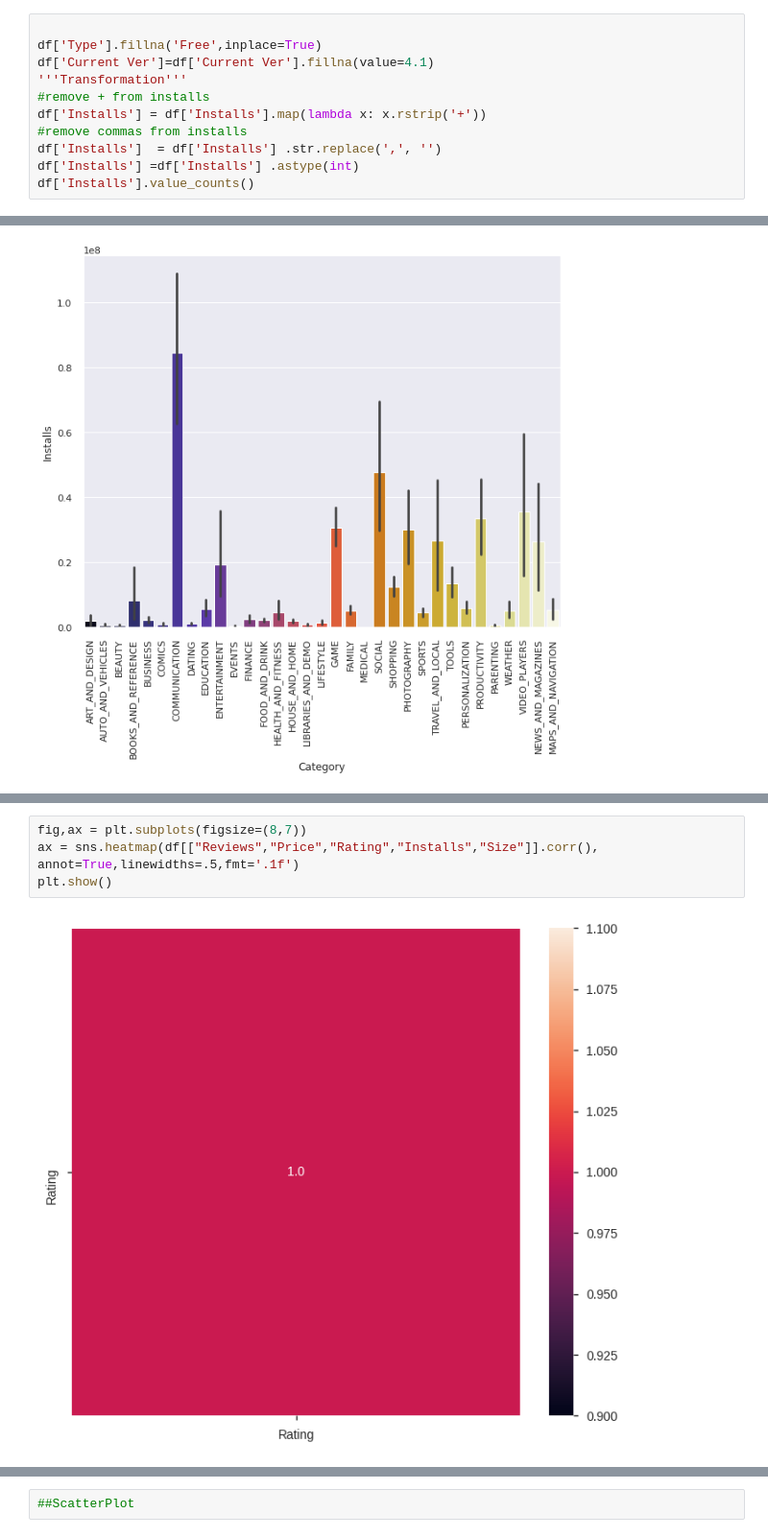
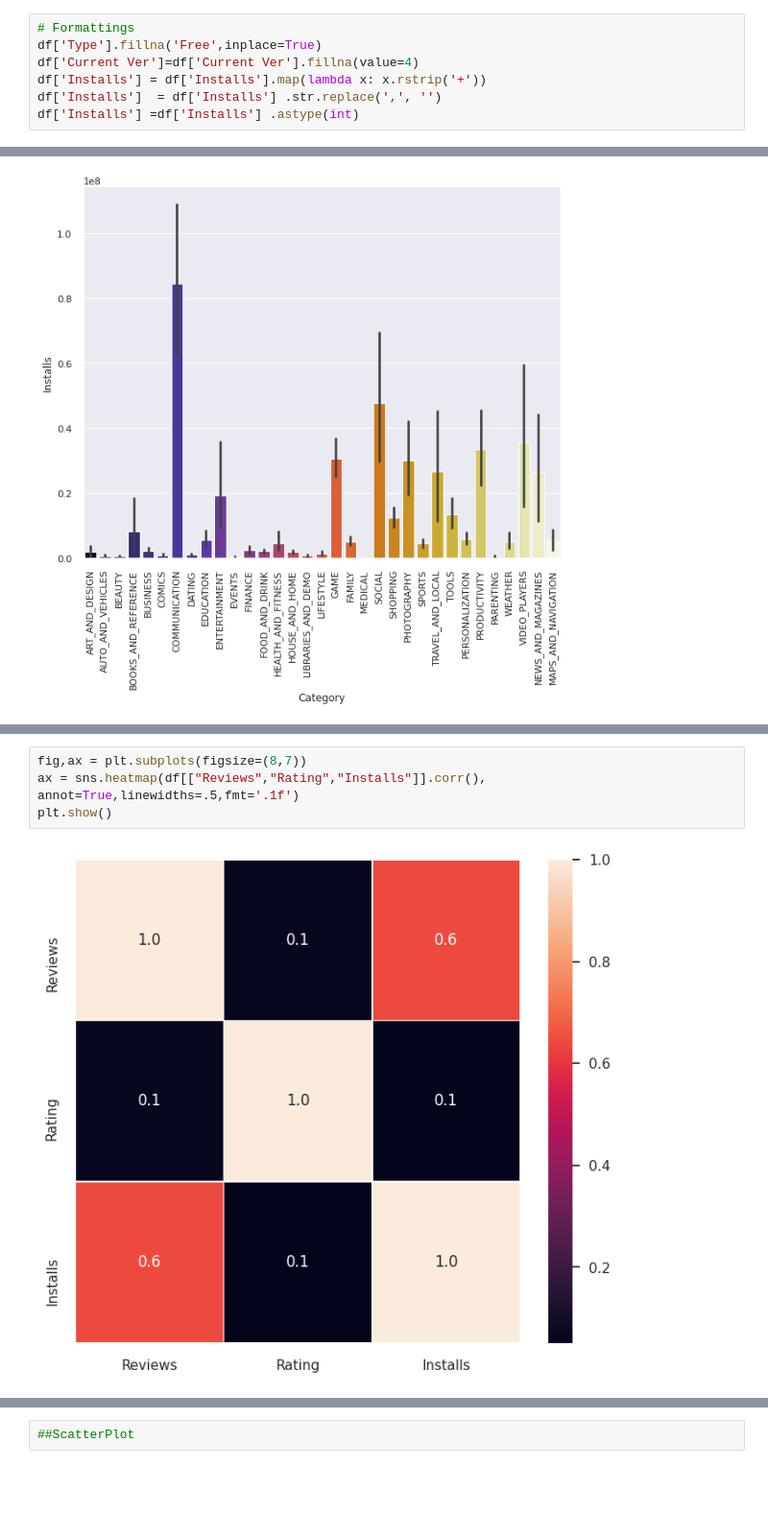
Before and after one commit to pysaurav/ML-Track, a Jupyter notebook: EDA_general.ipynb, the cells around one changed output, grey strips where cells are left out. Shown at 96% size. Saved outputs shown, nothing was run; the diff lists cells and outputs as text; blank space fills up the shorter version.

```diff
--- a/EDA_general.ipynb
+++ b/EDA_general.ipynb
@@ -220,11 +322,7 @@ df["Reviews"].to_list()
 # %%
-
+# Formattings
 df['Type'].fillna('Free',inplace=True)
-df['Current Ver']=df['Current Ver'].fillna(value=4.1)
-'''Transformation'''
-#remove + from installs
+df['Current Ver']=df['Current Ver'].fillna(value=4)
 df['Installs'] = df['Installs'].map(lambda x: x.rstrip('+'))
-#remove commas from installs
 df['Installs']  = df['Installs'] .str.replace(',', '')
 df['Installs'] =df['Installs'] .astype(int)
-df['Installs'].value_counts()
@@ -334,9 +441,9 @@ plt.show()
 # %%
 fig,ax = plt.subplots(figsize=(8,7))
-ax = sns.heatmap(df[["Reviews","Price","Rating","Installs","Size"]].corr(), annot=True,linewidths=.5,fmt='.1f')
+ax = sns.heatmap(df[["Reviews","Rating","Installs"]].corr(), annot=True,linewidths=.5,fmt='.1f')
 plt.show()
 # %% [output]
-[figure, old version]
+[figure, new version]
 # %%
 sns.pairplot(df.select_dtypes(include=np.number))
 plt.show()
```
Also changed, not shown: parts of 39 cells of this notebook.
